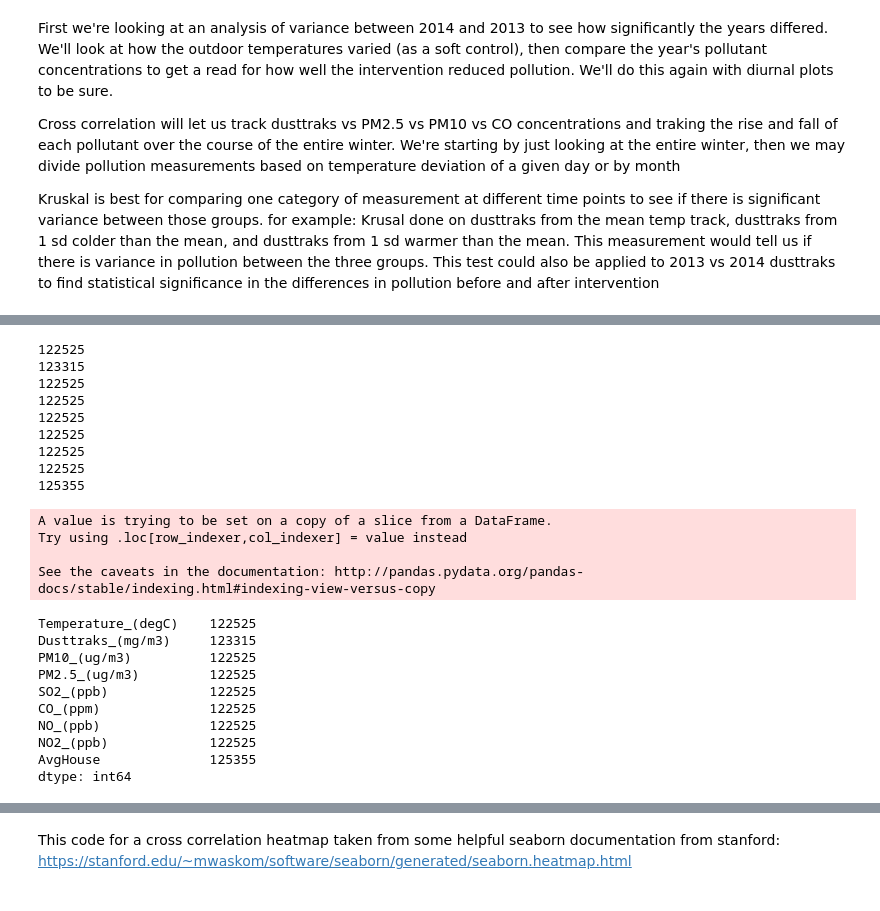
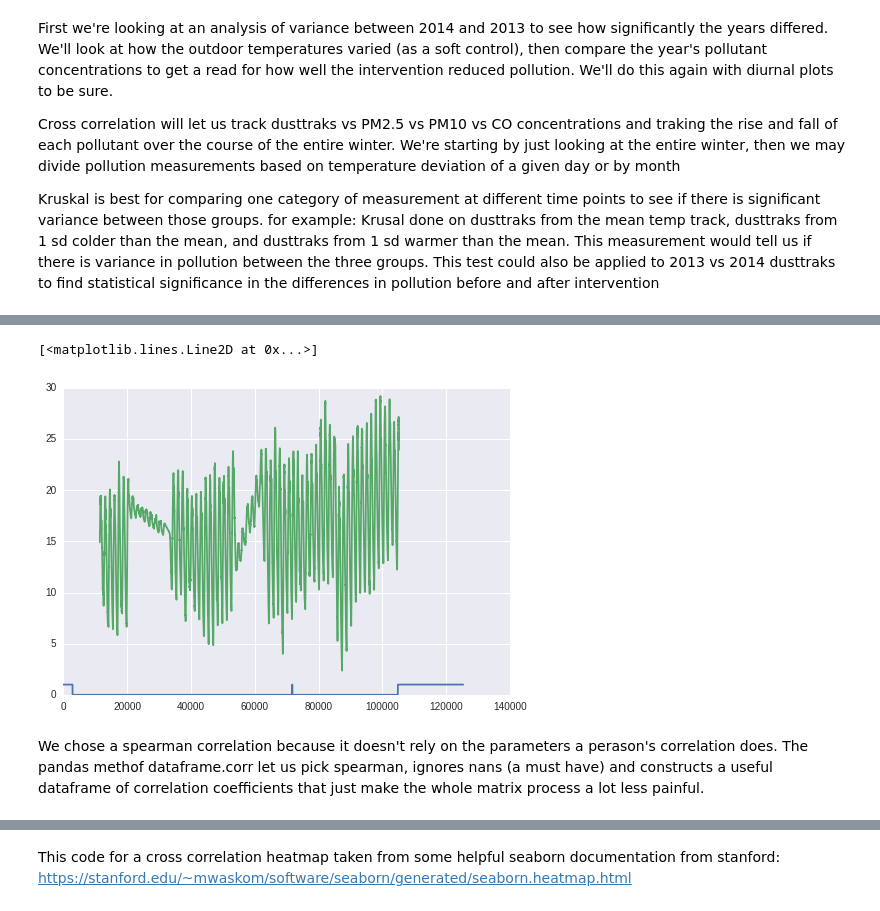
Before and after one commit to BrennaManning/DataScience2016FP, a Jupyter notebook: Stats_comparisons.ipynb, the cells around one changed output, grey strips where cells are left out. Saved outputs shown, nothing was run; the diff lists cells and outputs as text; code cells hidden in the pictures.

Commit message:
complete 2013 corrs

```diff
--- a/Stats_comparisons.ipynb
+++ b/Stats_comparisons.ipynb
@@ -86,6 +92,7 @@ df2013 = daysSinceStart(df2013)
 grouped = df2013.groupby('DayCount')
 df2013 = grouped.apply(compute_avg_temp)
 df2013 = compute_avg_temp(df2013)
+df2013 = compute_avg_house13(df2013)
 df2013['Dusttraks_(mg/m3)']= df2013['Dusttraks_(mg/m3)']*0.14
 
 
@@ -93,4 +100,5 @@ df2014 = daysSinceStart(df2014)
 grouped = df2014.groupby('DayCount')
 df2014 = grouped.apply(compute_avg_temp)
 df2014 = compute_avg_temp(df2014)
+df2014 = compute_avg_house14(df2014)
 df2014['Dusttraks_(mg/m3)']= df2014['Dusttraks_(mg/m3)']*0.14
@@ -97,71 +121,20 @@ df2014['Dusttraks_(mg/m3)']= df2014['Dusttraks_(mg/m3)']*0.14
 # %%
-def GroupByDay(df,header, func=np.mean):
-    """Groups header values by day and compute the daily mean for each category.
-    df: DataFrame of environmental data
-    returns: DataFrame of daily data
-    """
-    groups = df[['DayCount', headers]].groupby('DayCount')
-    daily = groups.aggregate(func)
-    daily['DayCount'] = daily.index
-    return daily
-
-def FillMissing(df,header, span = 5000):
-    """Fills missing values with an exponentially weighted moving average.
-    Resulting DataFrame has missing values of specified column filled in
-    df: DataFrame of raw values
-    span: window size (sort of) passed to ewma
-    returns: new series for the dataframe
-    """
-    ewma= pd.ewma(df[str(header)], span, ignore_na = True) #series
-    print ewma.count() #problem is that there are nans in ewma that get passed down the line
-
-    resid = (df[str(header)]-ewma).dropna() #series
-    fake_data = ewma +thinkstats2.Resample(resid, len(df))
-    df[str(header)].fillna(fake_data, inplace = True)
-    return df[str(header)]
-
 def normalize(df, headers):
     """Normalizes values of a dataframe after filling missing values- see FillMissing
     df: dataframe of un-normalized integer only data
     headers: specifc columns to be compared to one another
     returns: now normalized dataframe of only the specified headers with missing values filled in"""
-
-    normdf = df[headers].dropna()
-    #for h in headers:
-     #   normdf[str(h)]=FillMissing(df,h)
-
+    normdf = df[headers]
     df_norm = (normdf-normdf.mean())/(normdf.max() - normdf.min())
     return df_norm
 
 intHeadCorrList= [ 'Temperature_(degC)','Dusttraks_(mg/m3)', 'PM10_(ug/m3)','PM2.5_(ug/m3)','SO2_(ppb)','CO_(ppm)','NO_(ppb)',
                  'NO2_(ppb)','AvgHouse']
+plt.plot(df2013[intHeadCorrList[0:1]].isnull().mean(axis=1))
 dfnorm13 = normalize(df2013, intHeadCorrList)
 # %% [output]
-122525
-123315
-122525
-122525
-122525
-122525
-122525
-122525
-125355
+[<matplotlib.lines.Line2D at 0x...>]
-A value is trying to be set on a copy of a slice from a DataFrame.
-Try using .loc[row_indexer,col_indexer] = value instead
-
-See the caveats in the documentation: http://pandas.pydata.org/pandas-docs/stable/indexing.html#indexing-view-versus-copy
+[figure, added]
-# %%
-#need this to return 0 for every column
-dfnorm13.count()
-# %% [output]
-Temperature_(degC)    122525
-Dusttraks_(mg/m3)     123315
-PM10_(ug/m3)          122525
-PM2.5_(ug/m3)         122525
-SO2_(ppb)             122525
-CO_(ppm)              122525
-NO_(ppb)              122525
-NO2_(ppb)             122525
-AvgHouse              125355
-dtype: int64
+# %% [markdown]
+We chose a spearman correlation because it doesn't rely on the parameters a perason's correlation does. The pandas methof dataframe.corr let us pick spearman, ignores nans (a must have) and constructs a useful dataframe of correlation coefficients that just make the whole matrix process a lot less painful.
 # %%
```
Also changed, not shown: parts of 11 cells of this notebook.
